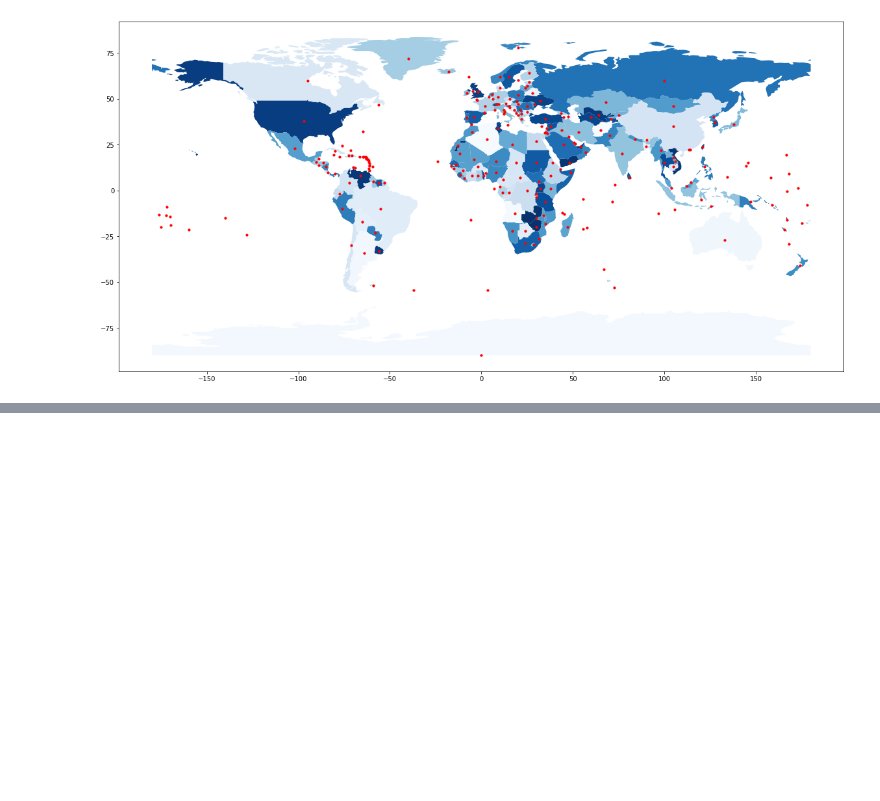
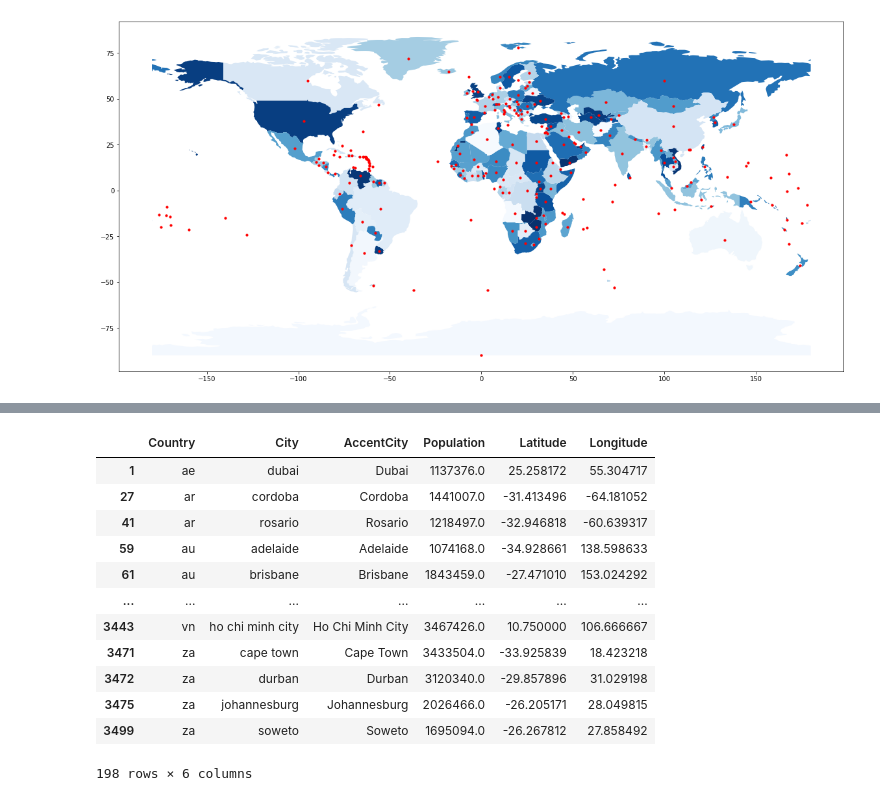
Before and after one commit to blietard/GeographyLMs, a Jupyter notebook: regression.ipynb, the cells around one changed output, grey strips where cells are left out. Cells and saved outputs as stored; diff of their text form; code cells hidden in the pictures; blank space fills up the shorter version.

```diff
--- a/regression.ipynb
+++ b/regression.ipynb
@@ -587,0 +705,17 @@ MODEL SIDE
+# %%
+bigst_cities = cities[cities.Population > 1e6]
+to_keep = pd.DataFrame(columns=cities.columns)
+for city in bigst_cities.iterrows():
+    if city[1].AccentCity not in capitals.CapitalName.unique():
+        to_keep = to_keep.append(city[1])
+# %%
+to_remove = []
+removed_codes = []
+for city in to_keep.iterrows():
+    city_count = city[1].Country
+    if city_count not in removed_codes:
+        city_name=city[1].AccentCity
+        remove = input(city_count+' '+city_name)
+        if remove == '1':
+            to_remove.append(city[1].name)
+            removed_codes.append(city_count)
@@ -587,0 +740,20 @@ MODEL SIDE
+# %%
+NonCap1M = to_keep
+for i in to_remove:
+    NonCap1M.drop(i,axis=0,inplace=True)
+# %%
+NonCap1M
+# %% [output]
+|  | Country | City | AccentCity | Population | Latitude | Longitude |
+| 1 | ae | dubai | Dubai | 1137376.0 | 25.258172 | 55.304717 |
+| 27 | ar | cordoba | Cordoba | 1441007.0 | -31.413496 | -64.181052 |
+| 41 | ar | rosario | Rosario | 1218497.0 | -32.946818 | -60.639317 |
+| 59 | au | adelaide | Adelaide | 1074168.0 | -34.928661 | 138.598633 |
+| 61 | au | brisbane | Brisbane | 1843459.0 | -27.471010 | 153.024292 |
+| ... | ... | ... | ... | ... | ... | ... |
+| 3443 | vn | ho chi minh city | Ho Chi Minh City | 3467426.0 | 10.750000 | 106.666667 |
+| 3471 | za | cape town | Cape Town | 3433504.0 | -33.925839 | 18.423218 |
+| 3472 | za | durban | Durban | 3120340.0 | -29.857896 | 31.029198 |
+| 3475 | za | johannesburg | Johannesburg | 2026466.0 | -26.205171 | 28.049815 |
+| 3499 | za | soweto | Soweto | 1695094.0 | -26.267812 | 27.858492 |
+198 rows × 6 columns
```
Also changed, not shown: parts of 26 cells of this notebook, 1 other file.
